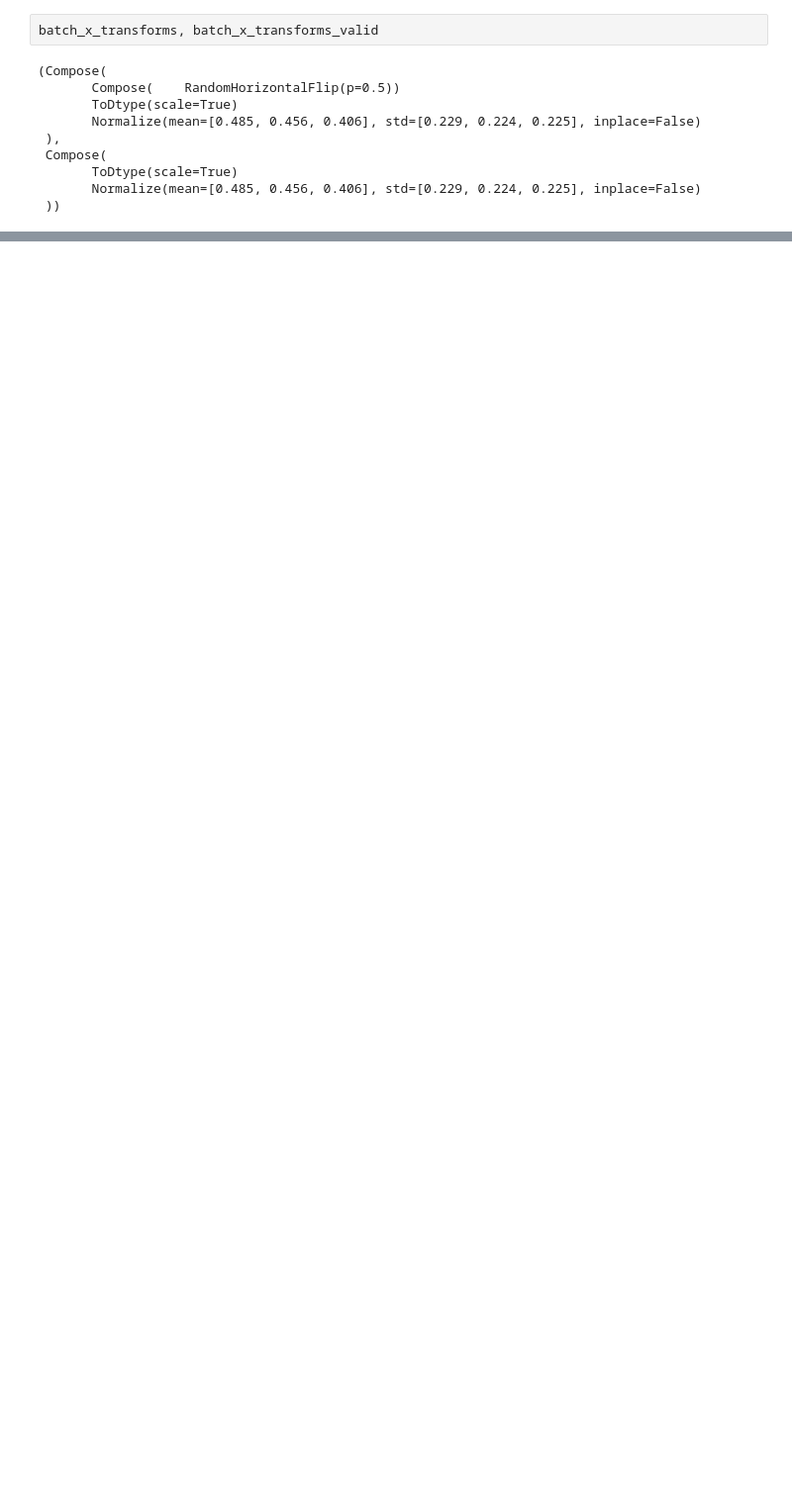
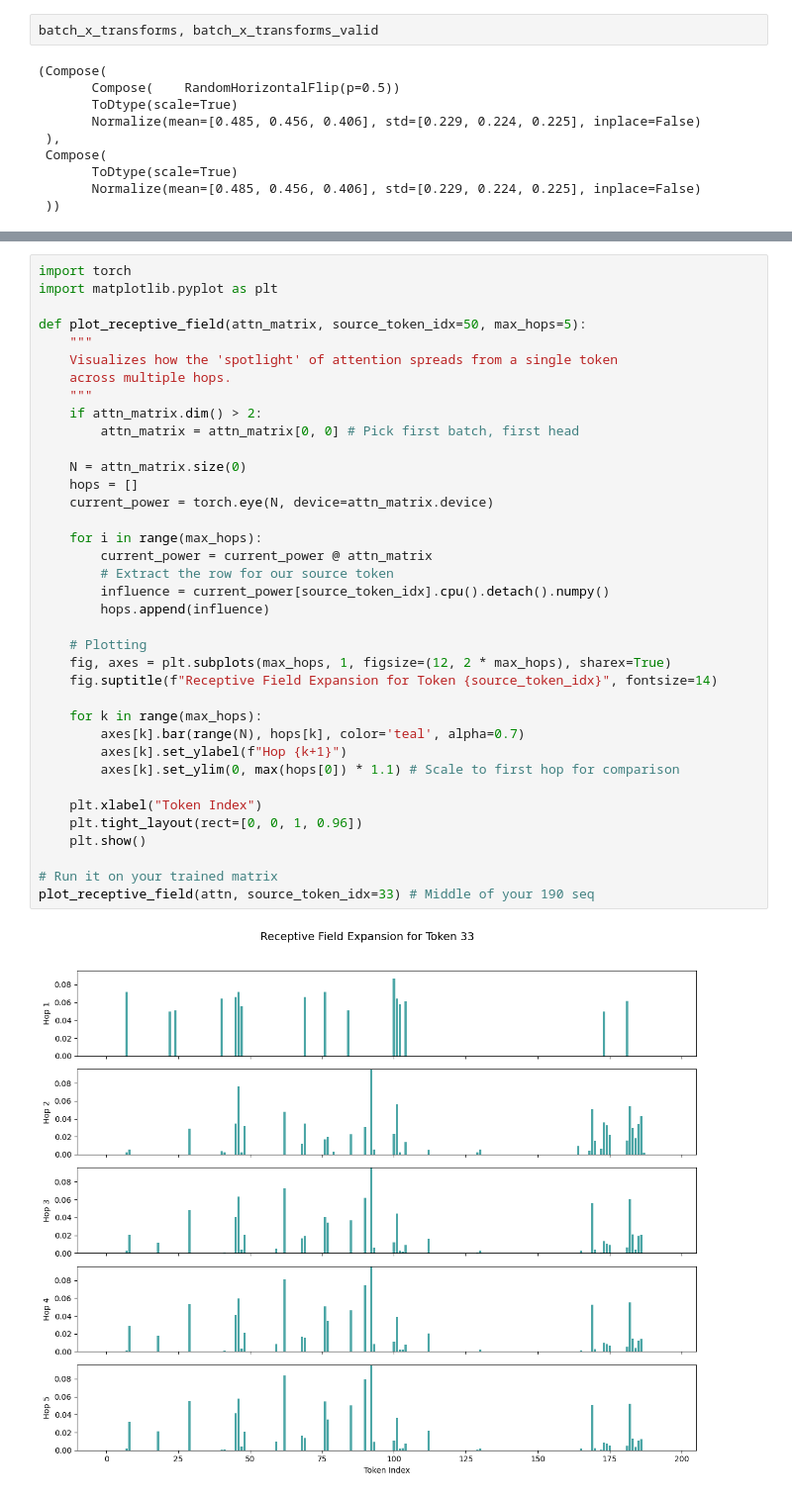
Before and after one commit to ssslakter/graph-attention, a Jupyter notebook: notebooks/01_vit.ipynb, the cells around one changed output, grey strips where cells are left out. Shown at 99% size. Drawn from its saved outputs; the diff is of its cells as text; blank space fills up the shorter version.

```diff
--- a/notebooks/01_vit.ipynb
+++ b/notebooks/01_vit.ipynb
@@ -99,0 +241,39 @@ trainer.get_hook(MetricsHook).plot(metrics = ["loss", "accuracy", "samples_per_s
+# %%
+import torch
+import matplotlib.pyplot as plt
+
+def plot_receptive_field(attn_matrix, source_token_idx=50, max_hops=5):
+    """
+    Visualizes how the 'spotlight' of attention spreads from a single token
+    across multiple hops.
+    """
+    if attn_matrix.dim() > 2:
+        attn_matrix = attn_matrix[0, 0] # Pick first batch, first head
+
+    N = attn_matrix.size(0)
+    hops = []
+    current_power = torch.eye(N, device=attn_matrix.device)
+
+    for i in range(max_hops):
+        current_power = current_power @ attn_matrix
+        # Extract the row for our source token
+        influence = current_power[source_token_idx].cpu().detach().numpy()
+        hops.append(influence)
+
+    # Plotting
+    fig, axes = plt.subplots(max_hops, 1, figsize=(12, 2 * max_hops), sharex=True)
+    fig.suptitle(f"Receptive Field Expansion for Token {source_token_idx}", fontsize=14)
+
+    for k in range(max_hops):
+        axes[k].bar(range(N), hops[k], color='teal', alpha=0.7)
+        axes[k].set_ylabel(f"Hop {k+1}")
+        axes[k].set_ylim(0, max(hops[0]) * 1.1) # Scale to first hop for comparison
+
+    plt.xlabel("Token Index")
+    plt.tight_layout(rect=[0, 0, 1, 0.96])
+    plt.show()
+
+# Run it on your trained matrix
+plot_receptive_field(attn, source_token_idx=33) # Middle of your 190 seq
+# %% [output]
+[figure, added]
```
Also changed, not shown: parts of 15 cells of this notebook, 4 other files.
